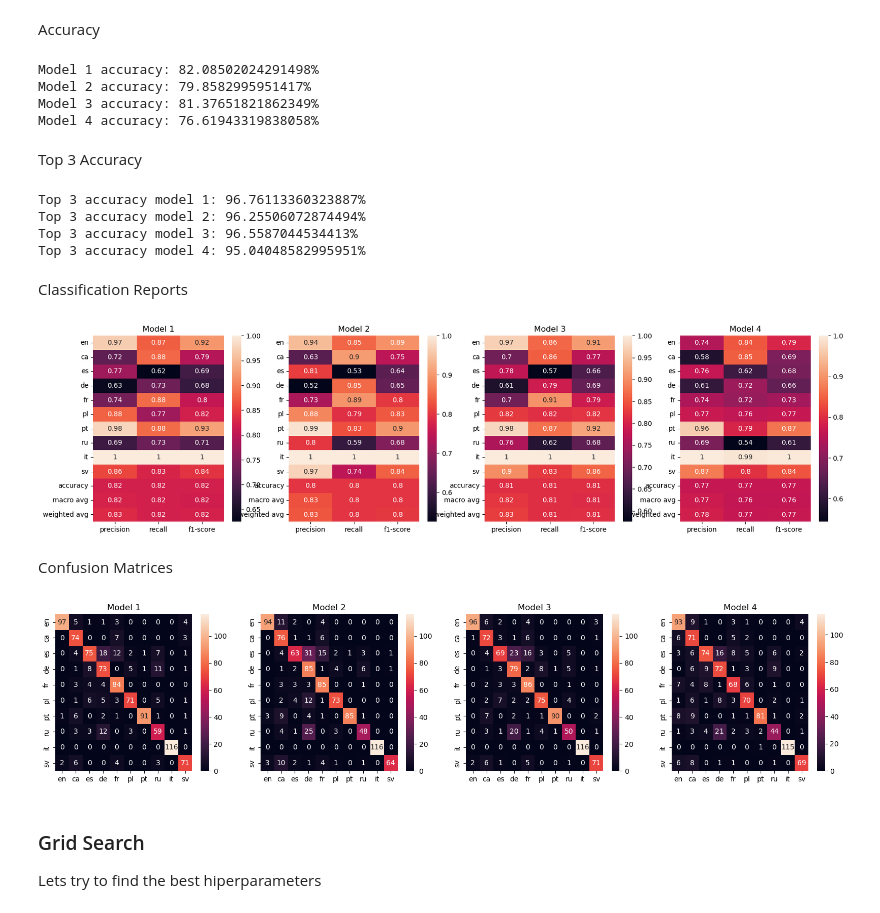
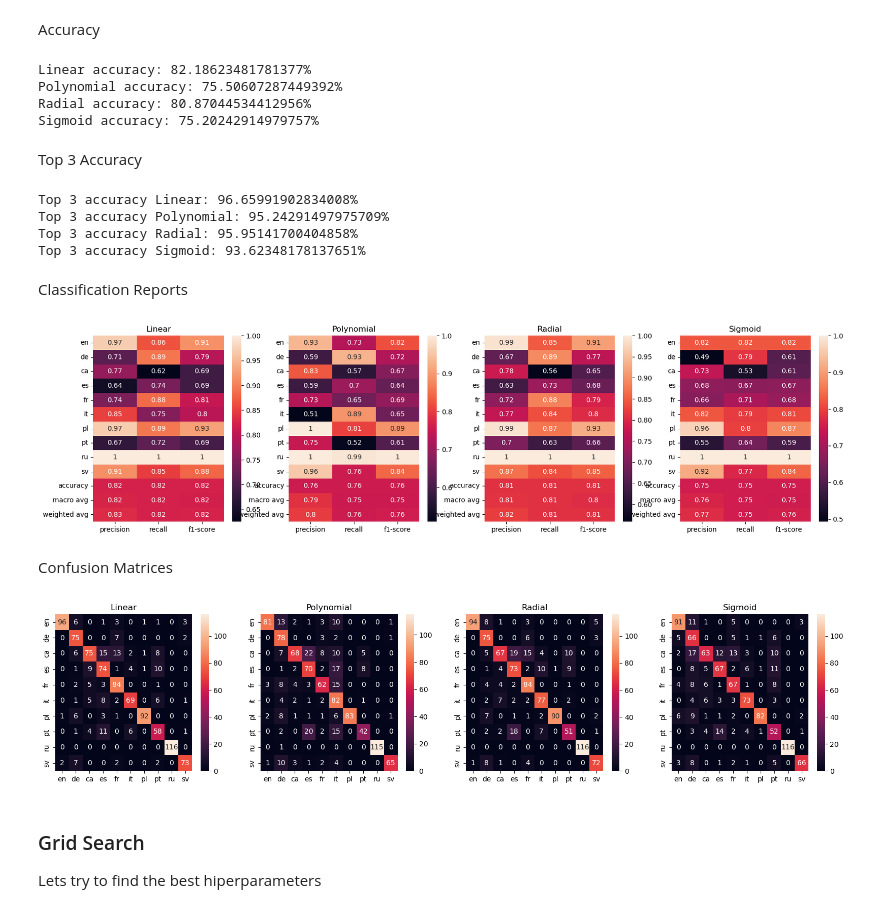
Before and after one commit to jsalisburyv/Machine-Learning, a Jupyter notebook: Practica1/models.ipynb, the cells around one changed output. Drawn from its saved outputs; the diff is of its cells as text; code cells hidden in the pictures.

```diff
--- a/Practica1/models.ipynb
+++ b/Practica1/models.ipynb
@@ -13,6 +13,6 @@ import seaborn as sns
 # %% [markdown]
 ### Read Preprocessed Data
 # %%
-df = pd.read_csv('data/final.csv', index_col=0)
+df = pd.read_csv('data/comb/ACD.csv', index_col=0)
 df.head()
 # %% [output]
@@ -74,16 +79,16 @@ pca.n_components_
 from sklearn import svm
 # %%
 # Create common Models with different Kernels
-models = [
-    svm.SVC(kernel='linear', probability=True),  # linear kernel
-    svm.SVC(kernel='poly', probability=True),  # polynomial kernel with degree 3
-    svm.SVC(kernel='rbf', probability=True),  # RBF kernel with gamma = 0.1
-    svm.SVC(kernel='sigmoid', probability=True)
-]
+models = {
+    'Linear': svm.SVC(kernel='linear', probability=True),  # linear kernel
+    'Polynomial': svm.SVC(kernel='poly', probability=True),  # polynomial kernel with degree 3
+    'Radial': svm.SVC(kernel='rbf', probability=True),  # RBF kernel with gamma = 0.1
+    'Sigmoid': svm.SVC(kernel='sigmoid', probability=True)
+}
 
 # Train models
-for model in models:
-    model.fit(X_train_pca, y_train)
+for key in models:
+    models[key].fit(X_train_pca, y_train)
 # %% [markdown]
 ### Metrics
 # %%
@@ -93,50 +98,50 @@ from sklearn.metrics import confusion_matrix
 # %% [markdown]
 Accuracy
 # %%
-for i, model in enumerate(models):
-    score = model.score(X_test_pca, y_test)
-    print(f'Model {i+1} accuracy: {score * 100}%')
+for key in models:
+    score = models[key].score(X_test_pca, y_test)
+    print(f'{key} accuracy: {round(score * 100, 2)}%')
 # %% [output]
-Model 1 accuracy: 82.08502024291498%
-Model 2 accuracy: 79.8582995951417%
-Model 3 accuracy: 81.37651821862349%
-Model 4 accuracy: 76.61943319838058%
+Linear accuracy: 82.18623481781377%
+Polynomial accuracy: 75.50607287449392%
+Radial accuracy: 80.87044534412956%
+Sigmoid accuracy: 75.20242914979757%
 # %% [markdown]
 Top 3 Accuracy
 # %%
-for i, model in enumerate(models):
-    prediction = model.predict_proba(X_test_pca)
-    print(f'Top 3 accuracy model {i+1}: {top_k_accuracy_score(y_test, prediction, k=3)*100}%')
+for key in models:
+    prediction = models[key].predict_proba(X_test_pca)
+    print(f'Top 3 accuracy {key}: {round(top_k_accuracy_score(y_test, prediction, k=3)*100, 2)}%')
 # %% [output]
-Top 3 accuracy model 1: 96.76113360323887%
-Top 3 accuracy model 2: 96.25506072874494%
-Top 3 accuracy model 3: 96.5587044534413%
-Top 3 accuracy model 4: 95.04048582995951%
+Top 3 accuracy Linear: 96.65991902834008%
+Top 3 accuracy Polynomial: 95.24291497975709%
+Top 3 accuracy Radial: 95.95141700404858%
+Top 3 accuracy Sigmoid: 93.62348178137651%
 # %% [markdown]
 Classification Reports
 # %%
 # Generate classification reports for the models
 langs = ['en', 'de', 'ca', 'es', 'fr', 'it', 'pl', 'pt', 'ru','sv']
 fig, ax = plt.subplots(1, len(models), figsize=(20, 5))
-for i, model in enumerate(models):
-    clf_report = classification_report(y_test, model.predict(X_test_pca), zero_division=0, target_names=langs, output_dict=True)
+for i, key in enumerate(models):
+    clf_report = classification_report(y_test, models[key].predict(X_test_pca), zero_division=0, target_names=langs, output_dict=True)
     sns.heatmap(pd.DataFrame(clf_report).iloc[:-1, :].T, annot=True, ax=ax[i])
-    ax[i].set_title(f'Model {i+1}')
+    ax[i].set_title(key)
 plt.show()
 # %% [output]
-[figure, old version]
+[figure, new version]
 # %% [markdown]
 Confusion Matrices
 # %%
 # Generate confusion matrices for the models and plot them as heatmaps try to make them look pretty,you can use seaborn for this
 fig, ax = plt.subplots(1, len(models), figsize=(20, 4))
-for i, model in enumerate(models):
-    cm = confusion_matrix(y_test, model.predict(X_test_pca))
+for i, key in enumerate(models):
+    cm = confusion_matrix(y_test, models[key].predict(X_test_pca))
     sns.heatmap(cm, annot=True, ax=ax[i], fmt='d', xticklabels=langs, yticklabels=langs)
-    ax[i].set_title(f'Model {i+1}')
+    ax[i].set_title(key)
 plt.show()
 # %% [output]
-[figure, old version]
+[figure, new version]
 # %% [markdown]
 ### Grid Search
 Lets try to find the best hiperparameters
```
Also changed, not shown: parts of 9 cells of this notebook, 10 other files.
